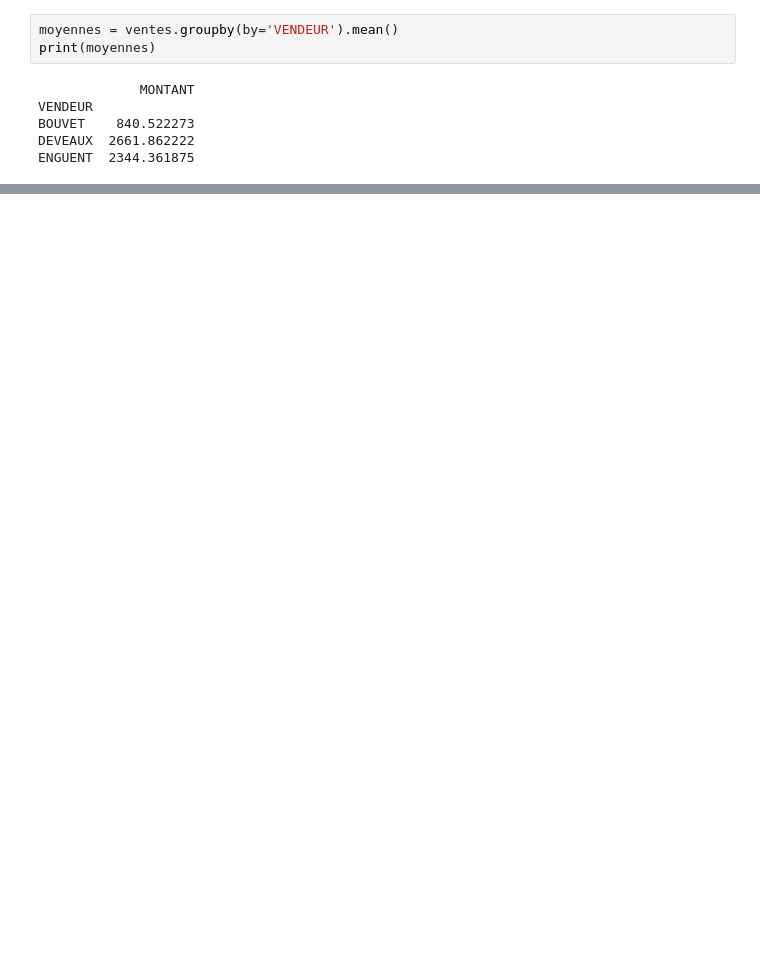
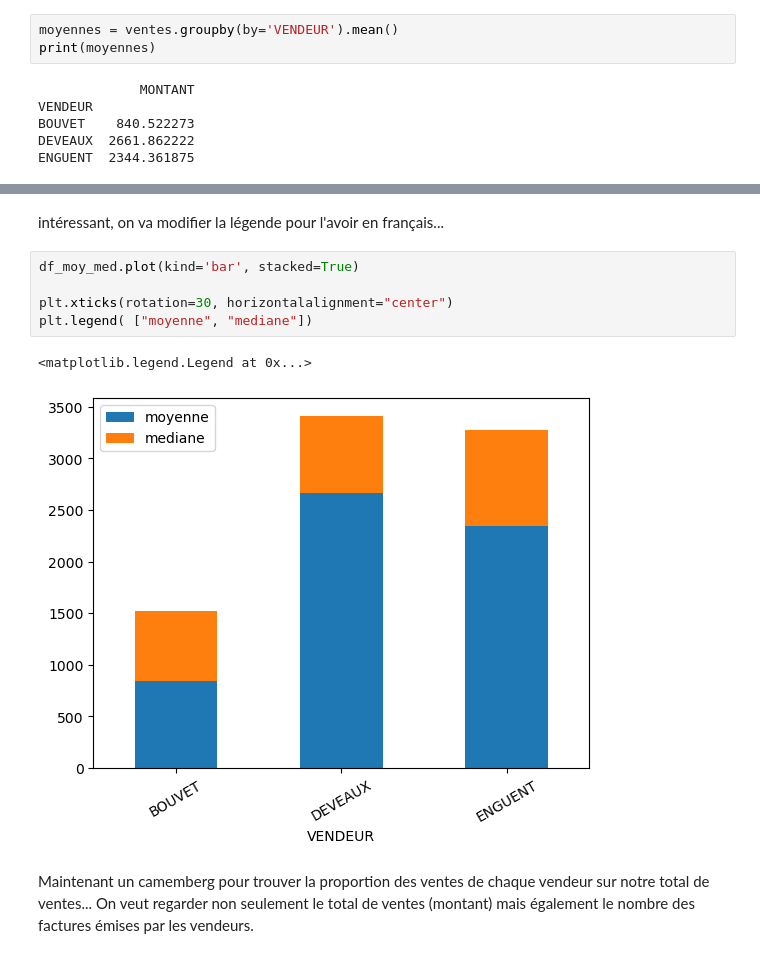
Before and after one commit to mkirschpin/CoursPython, a Jupyter notebook: solutions/Exo2.ipynb, the cells around one changed output, grey strips where cells are left out. Drawn from its saved outputs; the diff is of its cells as text; blank space fills up the shorter version.

```diff
--- a/solutions/Exo2.ipynb
+++ b/solutions/Exo2.ipynb
@@ -171,0 +209,13 @@ plt.bar(moyennes.index, moyennes['MONTANT'],
+# %% [markdown]
+intéressant, on va modifier la légende pour l'avoir en français...
+# %%
+df_moy_med.plot(kind='bar', stacked=True)
+
+plt.xticks(rotation=30, horizontalalignment="center")
+plt.legend( ["moyenne", "mediane"])
+# %% [output]
+<matplotlib.legend.Legend at 0x...>
+[figure, added]
+# %% [markdown]
+Maintenant un camemberg pour trouver la proportion des ventes de chaque vendeur sur notre total de ventes...
+On veut regarder non seulement le total de ventes (montant) mais également le nombre des factures émises par les vendeurs.
```
Also changed, not shown: parts of 16 cells of this notebook.
